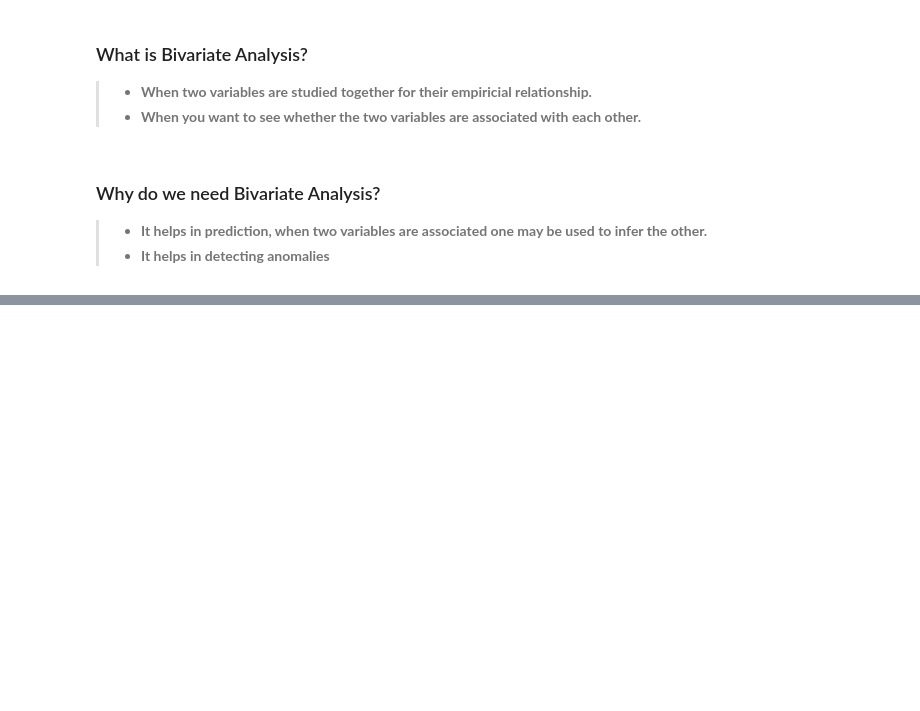
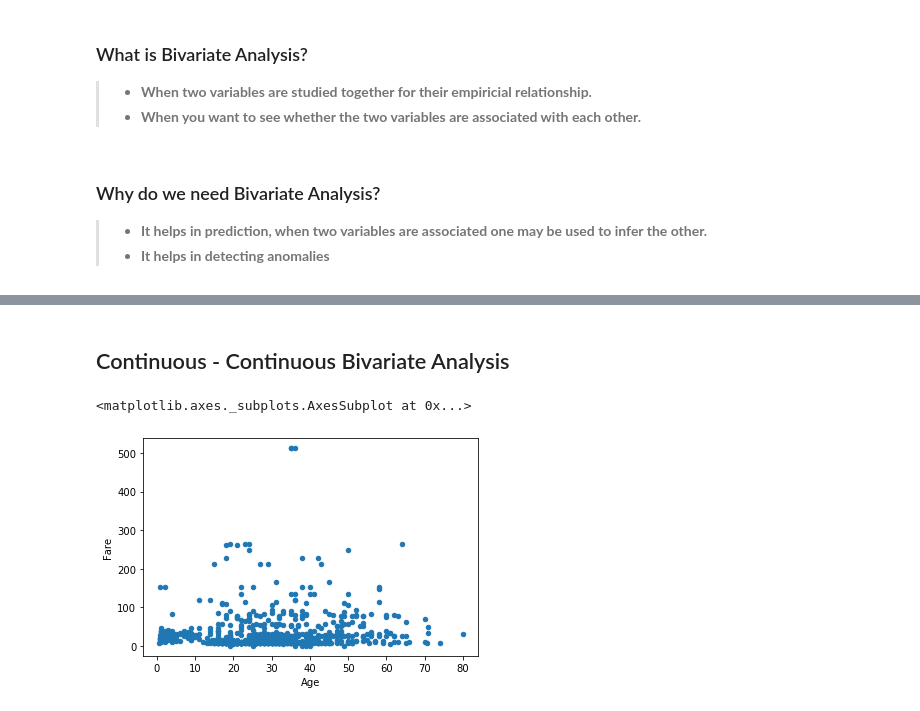
Before and after one commit to sntshred/DataScience, a Jupyter notebook: Operators.ipynb, the cells around one changed output, grey strips where cells are left out. Saved outputs shown, nothing was run; the diff lists cells and outputs as text; code cells hidden in the pictures; blank space fills up the shorter version.

```diff
--- a/Operators.ipynb
+++ b/Operators.ipynb
@@ -1825,0 +1847,2 @@ fare and age are continuous variables, we check the correlation between two vari
+# %%
+file = pd.read_csv('./iris/titanic.csv')
@@ -1825,0 +1875,8 @@ fare and age are continuous variables, we check the correlation between two vari
+# %% [markdown]
+## Continuous - Continuous Bivariate Analysis
+# %%
+#Is the fare increasing, increase in age ?
+file.plot.scatter('Age','Fare')
+# %% [output]
+<matplotlib.axes._subplots.AxesSubplot at 0x...>
+[figure, added]
```
Also changed, not shown: parts of 46 cells of this notebook, 2 other files.
